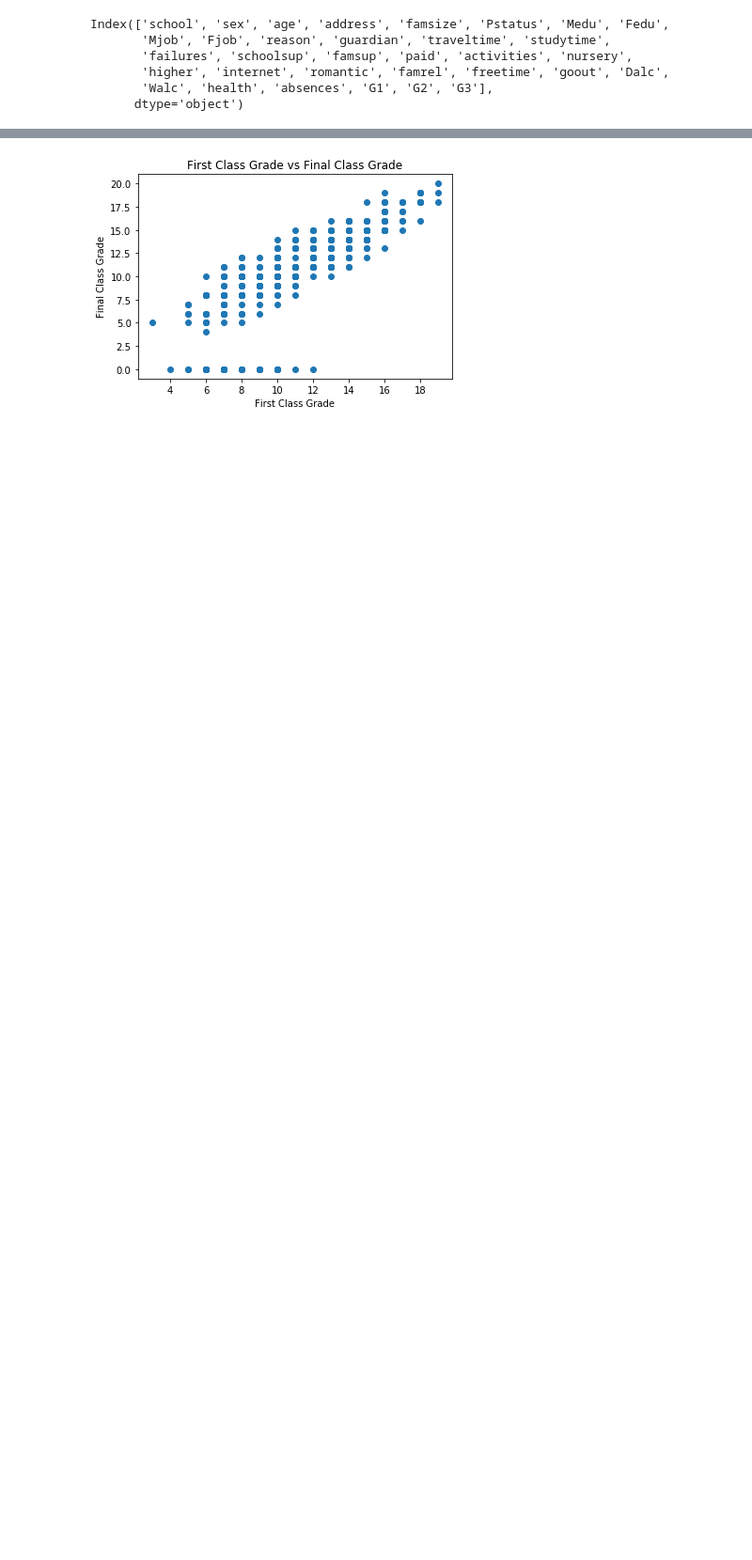
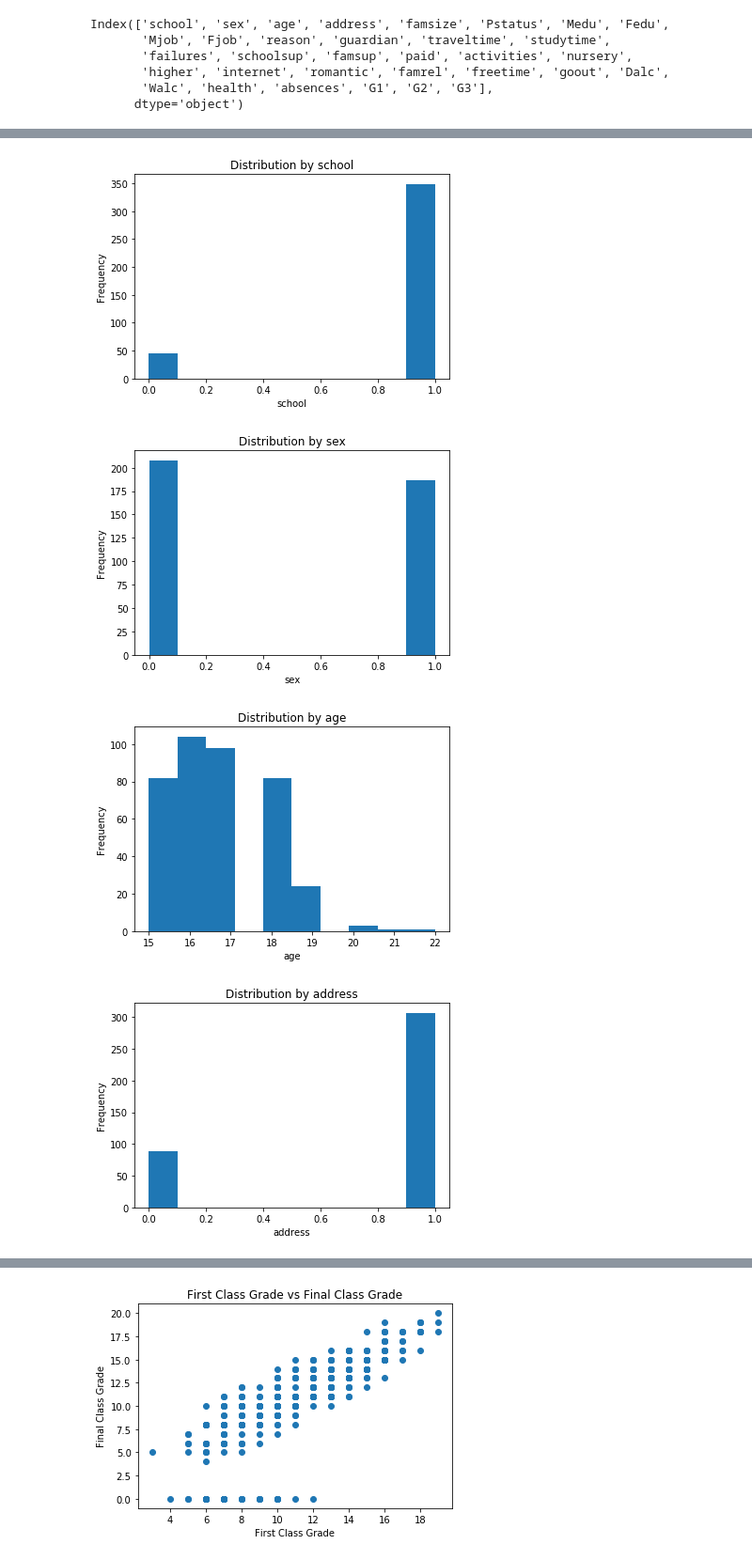
Before and after one commit to Ng-ethe/LearningAnalytics-EducationalDataMining, a Jupyter notebook: LearningAnalytics.ipynb, the cells around one changed output, grey strips where cells are left out. Shown at 94% size. Saved outputs shown, nothing was run; the diff lists cells and outputs as text; code cells hidden in the pictures; blank space fills up the shorter version.

```diff
--- a/LearningAnalytics.ipynb
+++ b/LearningAnalytics.ipynb
@@ -237,0 +226,22 @@ Index(['school', 'sex', 'age', 'address', 'famsize', 'Pstatus', 'Medu', 'Fedu',
+# %%
+columns = ['school', 'sex', 'age', 'address', 'famsize', 'Pstatus', 'Medu', 'Fedu',
+       'Mjob', 'Fjob', 'reason', 'guardian', 'traveltime', 'studytime',
+       'failures', 'schoolsup', 'famsup', 'paid', 'activities', 'nursery',
+       'higher', 'internet', 'romantic', 'famrel', 'freetime', 'goout', 'Dalc',
+       'Walc', 'health', 'absences', 'G1', 'G2', 'G3']
+# %%
+# using histogram plots to check for distribution of data
+# the plots can be used to check approximate the shape of the distribution, e.g. normal
+
+for value in range(33):
+    #ax = plt.subplot()
+    plt.hist(student_mat_df[columns[value]])
+    plt.title('Distribution by '+ columns[value])
+    plt.xlabel(columns[value])
+    plt.ylabel("Frequency")
+    plt.show()
+# %% [output]
+[figure, added]
+[figure, added]
+[figure, added]
+[figure, added]
```
Also changed, not shown: parts of 44 cells of this notebook, 2 other files.
